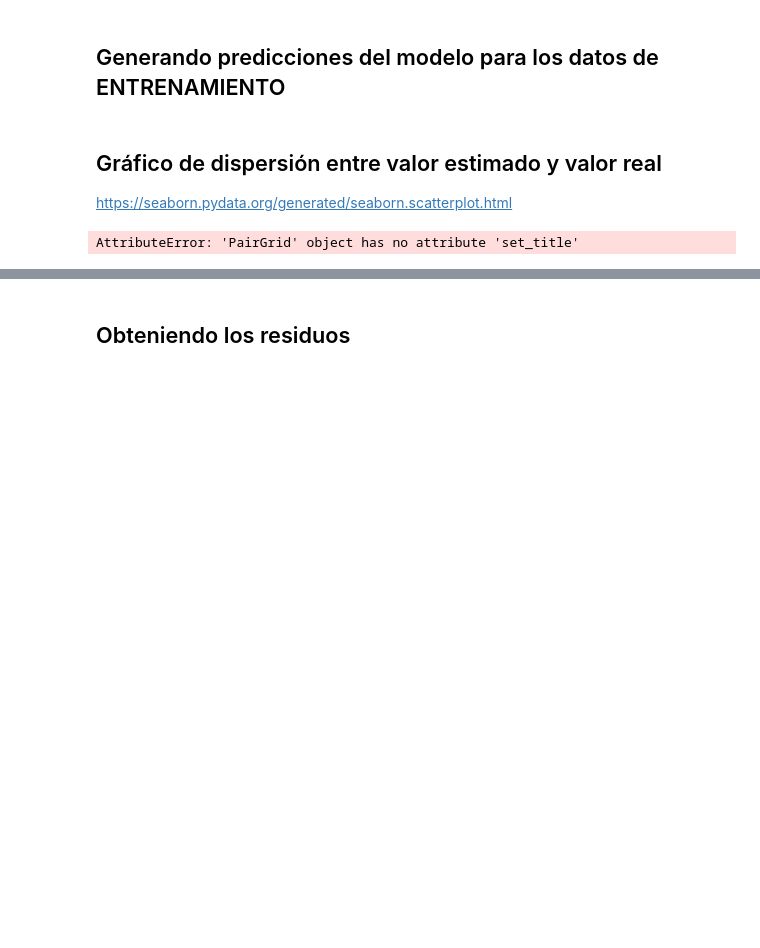
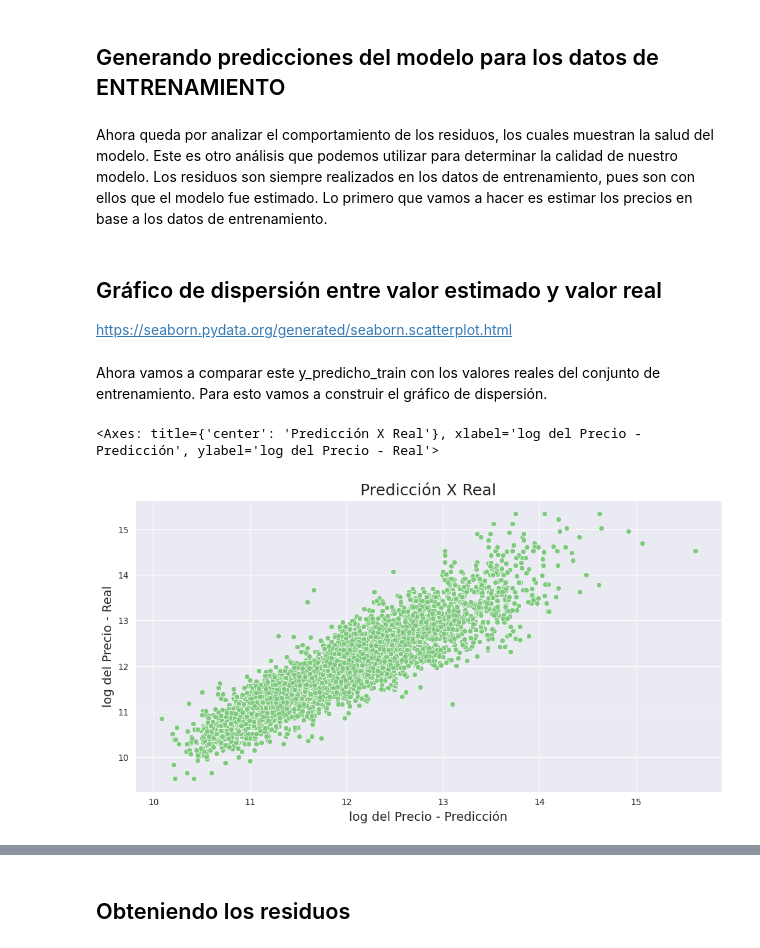
Before and after one commit to evs-11/Regresion-Lineal-II, a Jupyter notebook: Regresión_Lineal_II.ipynb, the cells around one changed output, grey strips where cells are left out. Drawn from its saved outputs; the diff is of its cells as text; code cells hidden in the pictures; blank space fills up the shorter version.

```diff
--- a/Regresión_Lineal_II.ipynb
+++ b/Regresión_Lineal_II.ipynb
@@ -604,16 +656,25 @@ https://docs.scipy.org/doc/numpy/reference/generated/numpy.append.html?#numpy.ap
 <hr style='border: 2px solid red;'>
 # %% [markdown]
 ## Generando predicciones del modelo para los datos de ENTRENAMIENTO
+# %% [markdown]
+Ahora queda por analizar el comportamiento de los residuos, los cuales muestran la salud del modelo. Este es otro análisis que podemos utilizar para determinar la calidad de nuestro modelo.
+Los residuos son siempre realizados en los datos de entrenamiento, pues son con ellos que el modelo fue estimado.
+Lo primero que vamos a hacer es estimar los precios en base a los datos de entrenamiento.
+# %%
+y_predicho_train=modelo.predict(X_train)
 # %% [markdown]
 ## Gráfico de dispersión entre valor estimado y valor real
 
 https://seaborn.pydata.org/generated/seaborn.scatterplot.html
+# %% [markdown]
+Ahora vamos a comparar este y_predicho_train con los valores reales del conjunto de entrenamiento. Para esto vamos a construir el gráfico de dispersión.
 # %%
-
+ax=sns.scatterplot(x=y_predicho_train,y=y_train)
 ax.figure.set_size_inches(12, 6)
 ax.set_title('Predicción X Real', fontsize=18)
 ax.set_xlabel('log del Precio - Predicción', fontsize=14)
 ax.set_ylabel('log del Precio - Real', fontsize=14)
 ax
 # %% [output]
-AttributeError: 'PairGrid' object has no attribute 'set_title'
+<Axes: title={'center': 'Predicción X Real'}, xlabel='log del Precio - Predicción', ylabel='log del Precio - Real'>
+[figure, added]
```
Also changed, not shown: parts of 15 cells of this notebook.
